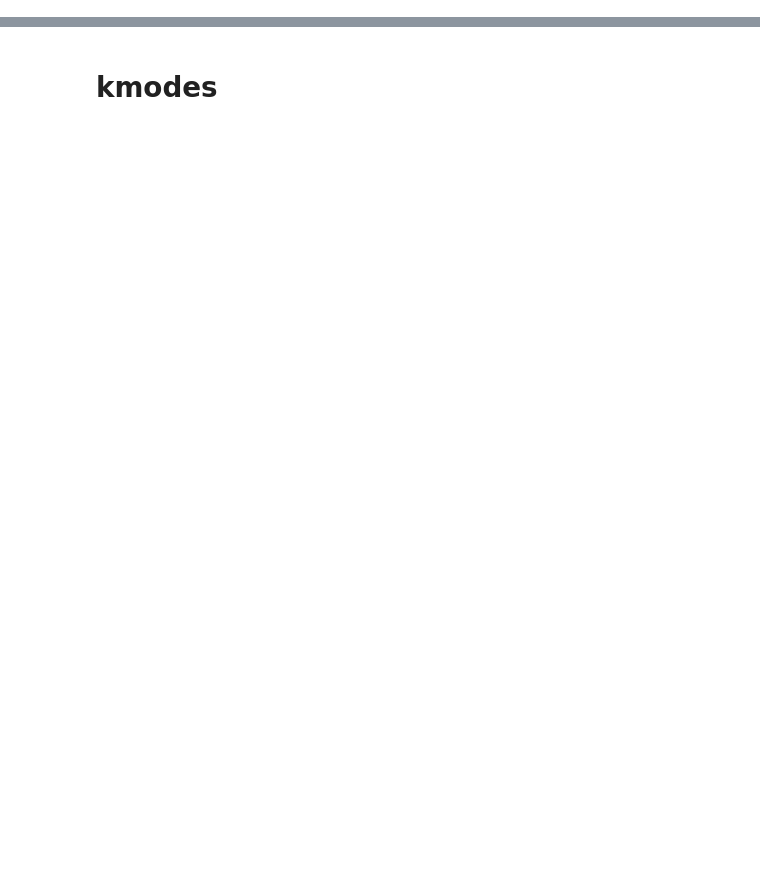
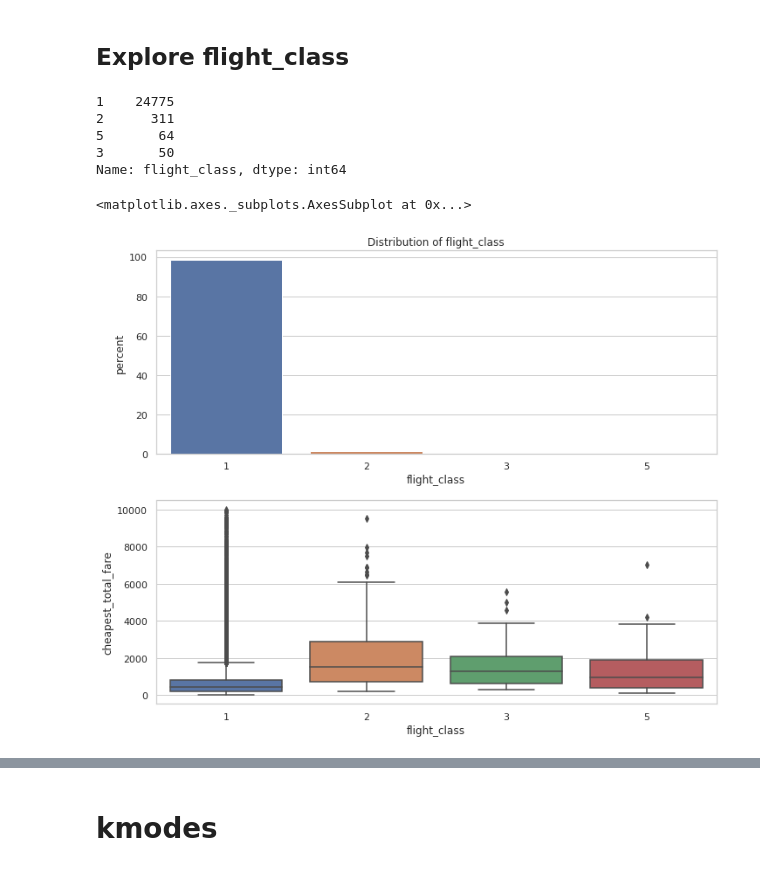
Before and after one commit to Jonathan-Doe/Playground, a Jupyter notebook: fareportal/fare.ipynb, the cells around one changed output, grey strips where cells are left out. Cells and saved outputs as stored; diff of their text form; code cells hidden in the pictures; blank space fills up the shorter version.

```diff
--- a/fareportal/fare.ipynb
+++ b/fareportal/fare.ipynb
@@ -42,0 +118,19 @@ df['total_passengers'] = df.number_of_adults + df.number_of_children + df.number
+# %% [markdown]
+## Explore flight_class
+# %%
+print df.flight_class.value_counts()
+fig,ax = plt.subplots(2,1,figsize = (10,8))
+ax[0].set_title('Distribution of flight_class')
+sns.barplot(x = 'flight_class', y = 'flight_class', data = df, estimator =  lambda i: len(i) / float(len(df)) * 100, ax = ax[0])
+ax[0].set(ylabel = 'percent')
+plt.tight_layout()
+ax[1].set_title('')
+sns.boxplot(data = df, x = 'flight_class', y = 'cheapest_total_fare',ax = ax[1] )
+# %% [output]
+1    24775
+2      311
+5       64
+3       50
+Name: flight_class, dtype: int64
+<matplotlib.axes._subplots.AxesSubplot at 0x...>
+[figure, added]
```
Also changed, not shown: parts of 55 cells of this notebook, 1 other file.
